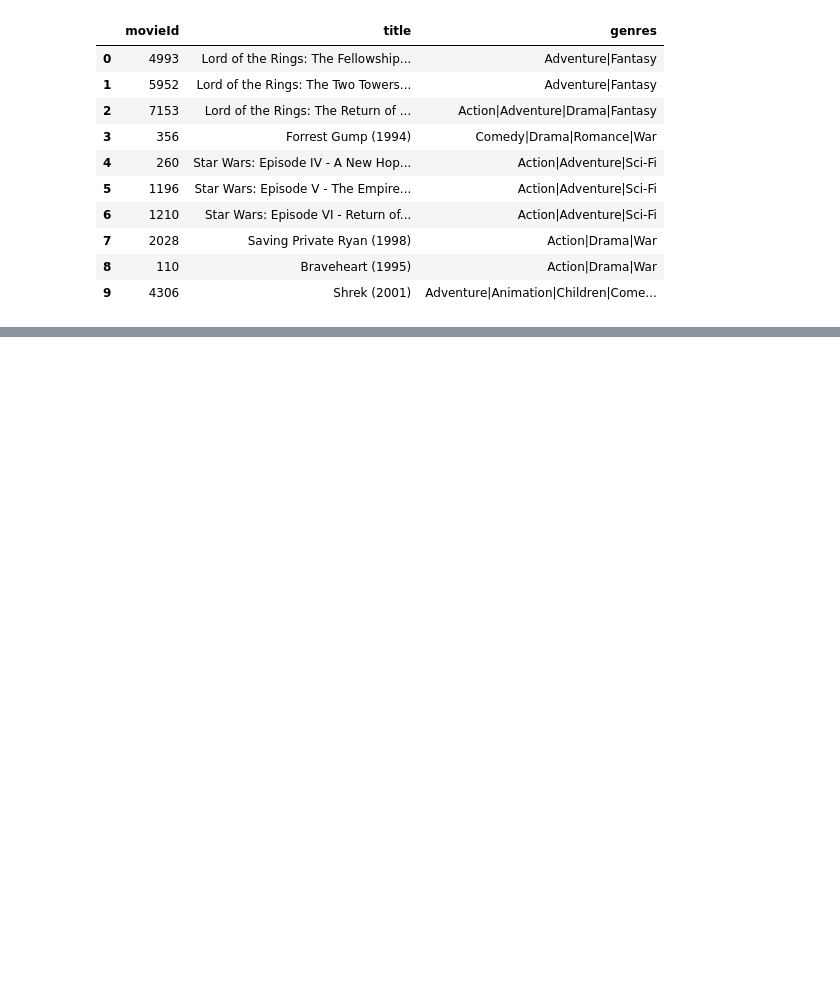
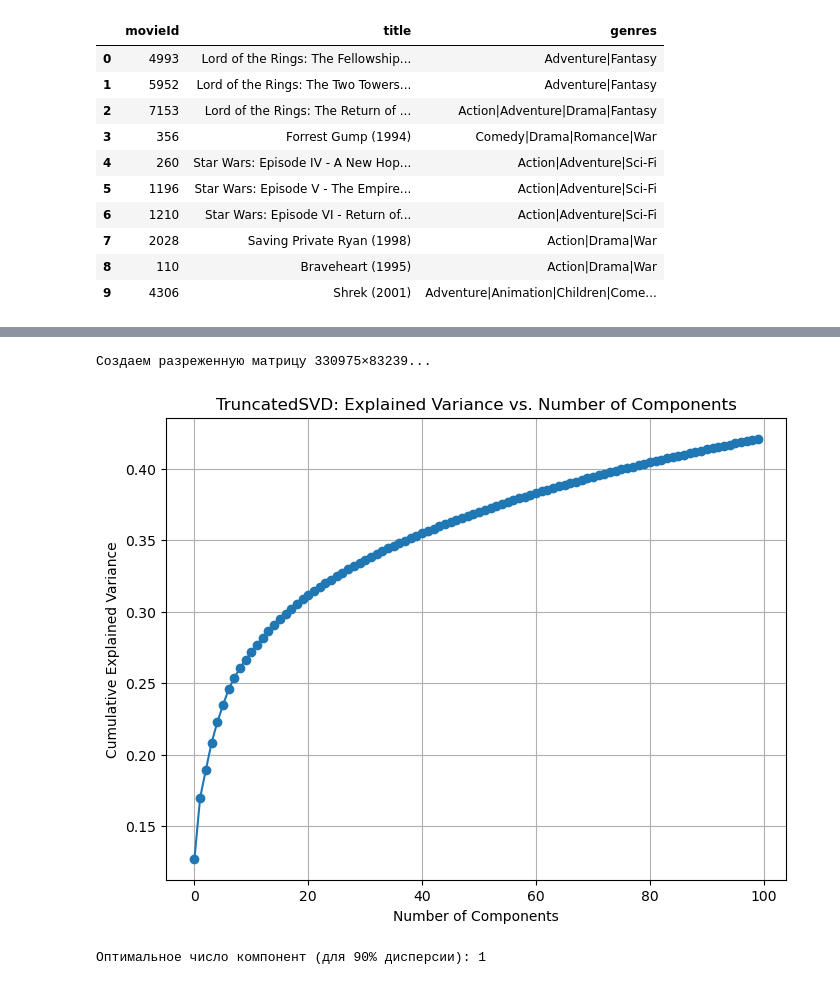
Before and after one commit to Saatarko/HomeworkDS, a Jupyter notebook: Homework_movies_auto.ipynb, the cells around one changed output, grey strips where cells are left out. Cells and saved outputs as stored; diff of their text form; code cells hidden in the pictures; blank space fills up the shorter version.

```diff
--- a/Homework_movies_auto.ipynb
+++ b/Homework_movies_auto.ipynb
@@ -1017,0 +1053,43 @@ recommended_movies
+# %%
+# 1. Кодируем userId и movieId
+
+user_encoder = LabelEncoder()
+item_encoder = LabelEncoder()
+
+ratings['user_idx'] = user_encoder.fit_transform(ratings['userId'])
+ratings['item_idx'] = item_encoder.fit_transform(ratings['movieId'])
+# %%
+# 2. Создаём разреженную матрицу взаимодействий
+
+n_users = ratings['user_idx'].nunique()
+n_items = ratings['item_idx'].nunique()
+
+print(f"Создаем разреженную матрицу {n_users}×{n_items}...")
+
+ratings_coo = coo_matrix(
+    (ratings['rating'].astype(float), (ratings['user_idx'], ratings['item_idx'])),
+    shape=(n_users, n_items)
+)
+ratings_csr = ratings_coo.tocsr()
+# %% [output]
+Создаем разреженную матрицу 330975×83239...
+# %%
+# 3. Обучаем SVD (например, на 100 компонент)
+svd = TruncatedSVD(n_components=100, random_state=42)
+X_reduced = svd.fit_transform(ratings_csr)
+
+# Строим график накопленной объяснённой дисперсии
+plt.figure(figsize=(8,6))
+plt.plot(np.cumsum(svd.explained_variance_ratio_), marker='o')
+plt.xlabel('Number of Components')
+plt.ylabel('Cumulative Explained Variance')
+plt.title('TruncatedSVD: Explained Variance vs. Number of Components')
+plt.grid(True)
+plt.show()
+
+cumulative_variance = np.cumsum(svd.explained_variance_ratio_)
+optimal_components = np.argmax(cumulative_variance >= 0.90) + 1
+print(f"Оптимальное число компонент (для 90% дисперсии): {optimal_components}")
+# %% [output]
+[figure, added]
+Оптимальное число компонент (для 90% дисперсии): 1
```
Also changed, not shown: parts of 11 cells of this notebook, 5 other files.
